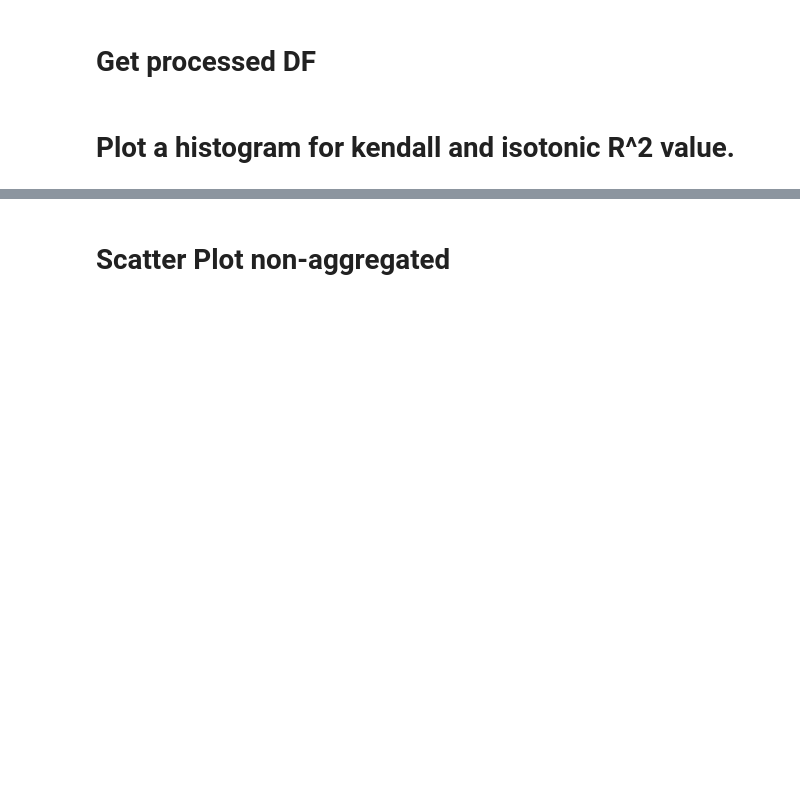
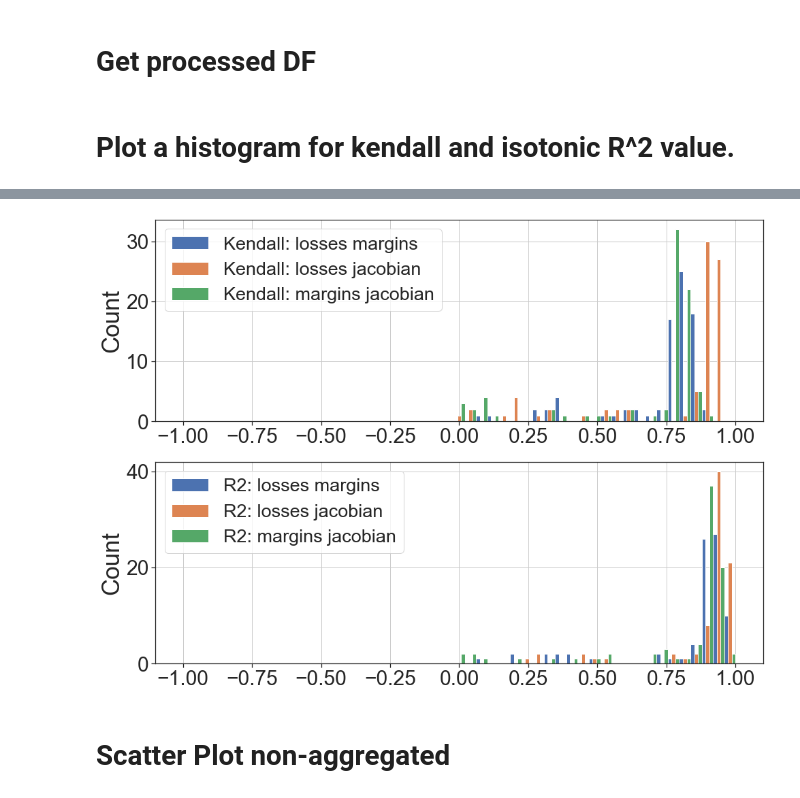
Before and after one commit to daniellengyel/deep_generalizability, a Jupyter notebook: notebooks/Complexity Measure Comparisons.ipynb, the cells around one changed output, grey strips where cells are left out. Drawn from its saved outputs; the diff is of its cells as text; code cells hidden in the pictures; blank space fills up the shorter version.

```diff
--- a/notebooks/Complexity Measure Comparisons.ipynb
+++ b/notebooks/Complexity Measure Comparisons.ipynb
@@ -140,6 +137,18 @@ def get_hp_df(configs):
     cfs_hp_df = configs[list(cfs_hp.keys())]
     return cfs_hp_df
 
+def subset_df(df, p_types):
+    if len(p_types) == 1:
+        return df[df.columns[[p_types[0] in c for c in df.columns]]]
+
+    col_filter = []
+    for c in df.columns:
+        if c[0] in p_types and c[1] in p_types:
+            col_filter.append(True)
+        else:
+            col_filter.append(False)
+    return df[df.columns[col_filter]]
+
 ce_kendall_df = get_all_kendalls(ce_dict, ce_stats_df.index, mf.save_load.load_configs(ce_experiment_folder))
 mse_kendall_df = get_all_kendalls(mse_dict, mse_stats_df.index, mf.save_load.load_configs(mse_experiment_folder))
 
@@ -223,3 +159,46 @@ f.legend(loc="upper right", fontsize=20, bbox_to_anchor=(0.27, 0.88))
+# %%
+import seaborn as sns
+
+criterion_type = "CE"
+p_types = ["margins", "jacobian", "losses"]
+
+
+
+if criterion_type == "MSE":
+    kendall_dict_to_use = subset_df(mse_kendall_df, p_types)
+    r2_dict_to_use = subset_df(mse_r2_df, p_types)
+else:
+    kendall_dict_to_use = subset_df(ce_kendall_df, p_types)
+    r2_dict_to_use = subset_df(ce_r2_df, p_types)
+
+
+kendall_values = list(np.abs(kendall_dict_to_use.values.T))
+r2_values = list(r2_dict_to_use.values.T)
+labels = list(kendall_dict_to_use.columns)
+
+sns.set(style="ticks")
+f, (ax_kendall_hist, ax_r2_hist) = plt.subplots(2, figsize=(16,12))
+
+ax_kendall_hist.hist(kendall_values, rwidth=10, bins=np.linspace(-1, 1, 50), alpha=1, label=["Kendall: {} {}".format(l[0], l[1]) for l in labels])
+ax_kendall_hist.tick_params(axis='both', labelbottom=True, labelsize=30)
+ax_kendall_hist.set_ylabel(ylabel="Count", fontsize=35)
+ax_kendall_hist.grid(b=True, which='major')
+
+ax_r2_hist.hist(r2_values, rwidth=10, bins=np.linspace(-1, 1, 50), alpha=1, label=["R2: {} {}".format(l[0], l[1]) for l in labels])
+ax_r2_hist.tick_params(axis='both', labelbottom=True, labelsize=30)
+ax_r2_hist.set_ylabel(ylabel="Count", fontsize=35)
+ax_r2_hist.grid(b=True, which='major')
+
+# ax_r2_hist.set_xlim(-0.2, 0.2)
+# ax_kendall_hist.set_xlim(-0.2, 0.2)
+
+ax_kendall_hist.legend(loc="upper left", fontsize=27) #, bbox_to_anchor=(0.45, 0.95))
+ax_r2_hist.legend(loc="upper left", fontsize=27) #, bbox_to_anchor=(0.3875, 0.95))
+
+
+f.savefig("../figs/kendall_r2_{}_{}".format(criterion_type, p_types), dpi=300, bbox_inches = "tight",)
+# %% [output]
+[figure, added]
 # %% [markdown]
 # Scatter Plot non-aggregated
 # %%
```
Also changed, not shown: parts of 16 cells of this notebook, 2 other files.
